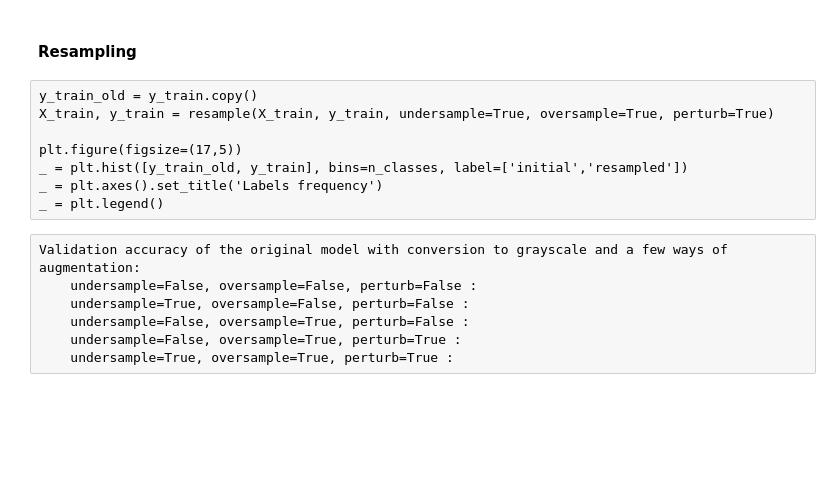
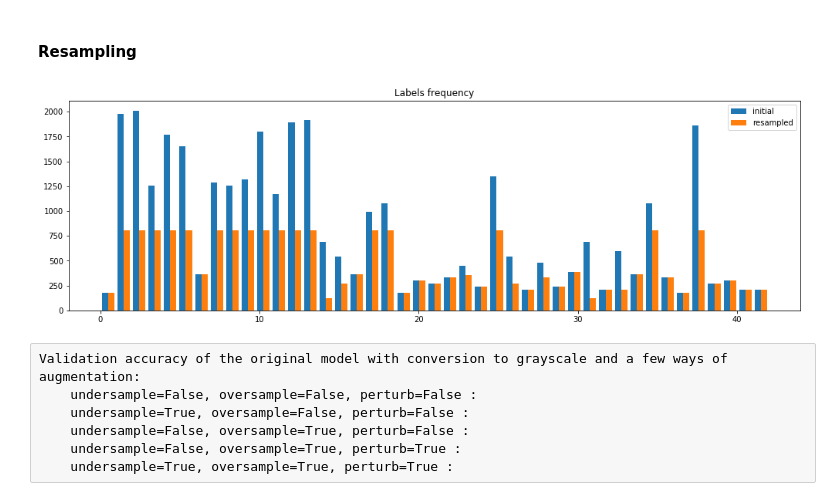
Before and after one commit to tmandzak/CarND-Traffic-Sign-Classifier-Project, a Jupyter notebook: Traffic_Sign_Classifier.ipynb, the cells around one changed output. Saved outputs shown, nothing was run; the diff lists cells and outputs as text; code cells hidden in the pictures; blank space fills up the shorter version.

```diff
--- a/Traffic_Sign_Classifier.ipynb
+++ b/Traffic_Sign_Classifier.ipynb
@@ -195,12 +195,3 @@ images += [X_train[10000].copy()]
 image_titles += ['Grayscale']
 # %% [markdown]
 #### Histogram Equalization
-# %%
-def equalizeHist(X):
-    for i in range(len(X)):
-        X[i] = cv2.equalizeHist(X[i])[:,:,None]
-    return X
-
-X_train = equalizeHist(X_train)
-X_test = equalizeHist(X_test)
-X_valid = equalizeHist(X_valid)
@@ -303,14 +303,16 @@ def resample(X, y, undersample=True, oversample=True, perturb=True):
                 y = np.delete(y, removed_indexes, axis=0)
 
     return X, y
-# %% [raw]
-y_train_old = y_train.copy()
-X_train, y_train = resample(X_train, y_train, undersample=True, oversample=True, perturb=True)
-
-plt.figure(figsize=(17,5))
-_ = plt.hist([y_train_old, y_train], bins=n_classes, label=['initial','resampled'])
-_ = plt.axes().set_title('Labels frequency')
-_ = plt.legend()
+# %%
+y_train_old = y_train.copy()
+X_train, y_train = resample(X_train, y_train, undersample=True, oversample=False, perturb=False)
+# %%
+plt.figure(figsize=(17,5))
+_ = plt.hist([y_train_old, y_train], bins=n_classes, label=['initial','resampled'])
+_ = plt.axes().set_title('Labels frequency')
+_ = plt.legend()
+# %% [output]
+[figure, added]
 # %% [raw]
 Validation accuracy of the original model with conversion to grayscale and a few ways of augmentation:
     undersample=False, oversample=False, perturb=False :
```
Also changed, not shown: parts of 4 cells of this notebook.
